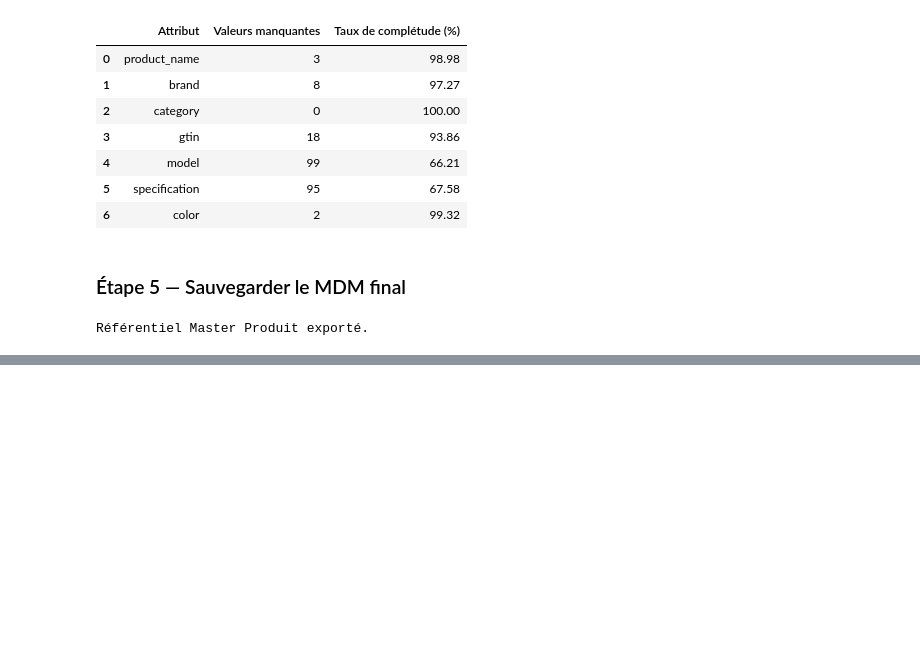
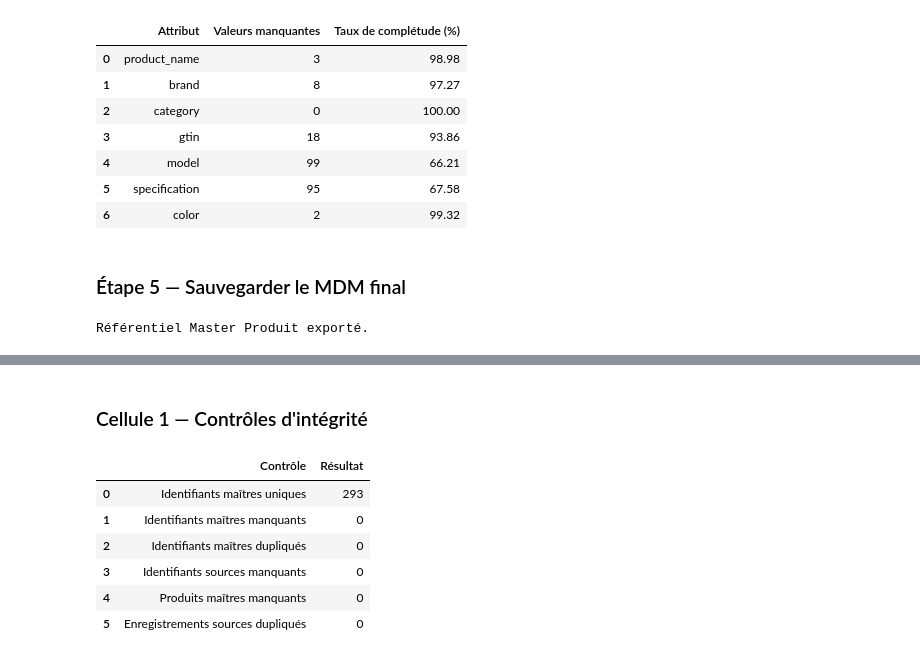
Before and after one commit to Ramadiaw12/Project_datagouvernance, a Jupyter notebook: notebooks/01_diagnostic_donnees.ipynb, the cells around one changed output, grey strips where cells are left out. Drawn from its saved outputs; the diff is of its cells as text; code cells hidden in the pictures; blank space fills up the shorter version.

```diff
--- a/notebooks/01_diagnostic_donnees.ipynb
+++ b/notebooks/01_diagnostic_donnees.ipynb
@@ -2307,0 +2486,57 @@ Référentiel Master Produit exporté.
+# %% [markdown]
+### Cellule 1 — Contrôles d'intégrité
+# %%
+# ==========================================
+# VALIDATION DU REFERENTIEL MDM
+# ==========================================
+
+# 1. Unicité des identifiants maîtres
+controle_ids = {
+    "Nombre de Golden Records": len(mdm_final),
+    "Identifiants maîtres uniques": mdm_final["master_product_id"].nunique(),
+    "Identifiants maîtres manquants": mdm_final["master_product_id"].isna().sum(),
+    "Identifiants maîtres dupliqués": mdm_final["master_product_id"].duplicated().sum()
+}
+
+# 2. Vérifier les correspondances entre sources et produits maîtres
+controle_correspondances = {
+    "Nombre de correspondances": len(donnees_mdm),
+    "Identifiants sources manquants": donnees_mdm["source_id"].isna().sum(),
+    "Produits maîtres manquants": donnees_mdm["master_product_id"].isna().sum(),
+    "Sources différentes": donnees_mdm["source_system"].nunique()
+}
+
+# 3. Un enregistrement source doit être associé à un seul produit maître
+doublons_sources = donnees_mdm.duplicated(
+    subset=["source_system", "source_id"],
+    keep=False
+)
+
+rapport_integrite = pd.DataFrame({
+    "Contrôle": [
+        "Identifiants maîtres uniques",
+        "Identifiants maîtres manquants",
+        "Identifiants maîtres dupliqués",
+        "Identifiants sources manquants",
+        "Produits maîtres manquants",
+        "Enregistrements sources dupliqués"
+    ],
+    "Résultat": [
+        controle_ids["Identifiants maîtres uniques"],
+        controle_ids["Identifiants maîtres manquants"],
+        controle_ids["Identifiants maîtres dupliqués"],
+        controle_correspondances["Identifiants sources manquants"],
+        controle_correspondances["Produits maîtres manquants"],
+        doublons_sources.sum()
+    ]
+})
+
+display(rapport_integrite)
+# %% [output]
+|  | Contrôle | Résultat |
+| 0 | Identifiants maîtres uniques | 293 |
+| 1 | Identifiants maîtres manquants | 0 |
+| 2 | Identifiants maîtres dupliqués | 0 |
+| 3 | Identifiants sources manquants | 0 |
+| 4 | Produits maîtres manquants | 0 |
+| 5 | Enregistrements sources dupliqués | 0 |
```
Also changed, not shown: parts of 4 cells of this notebook.
